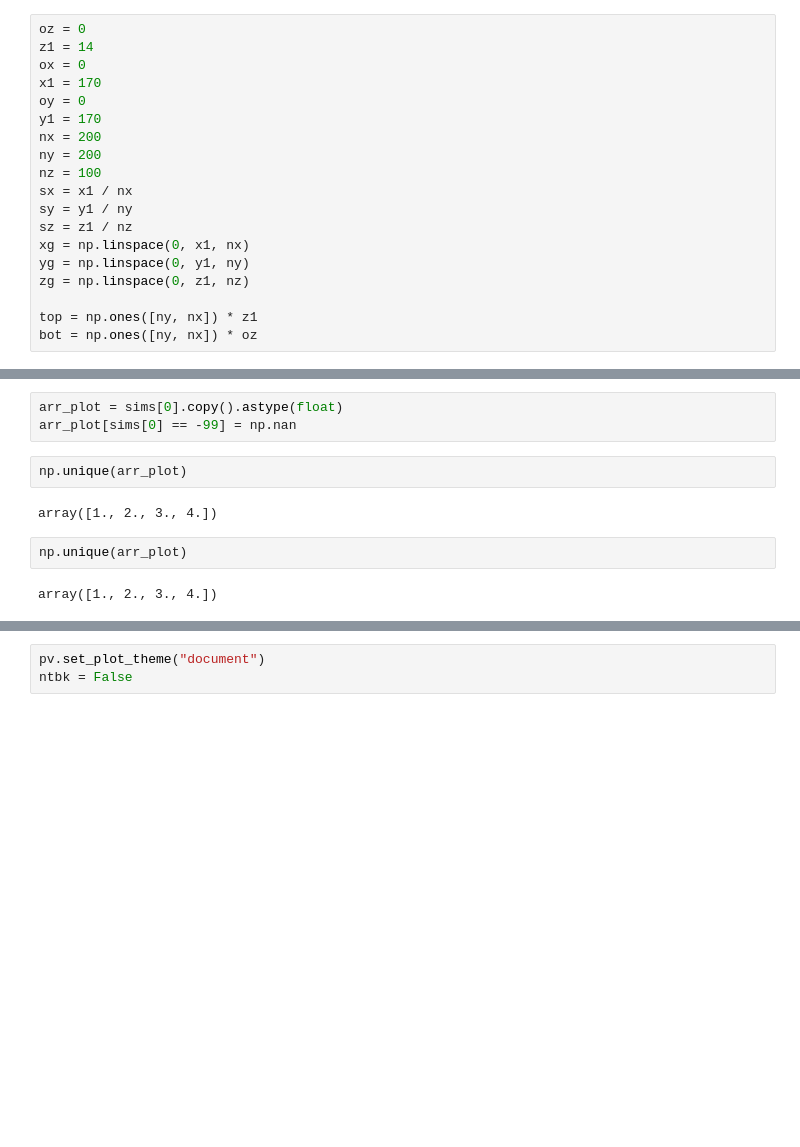
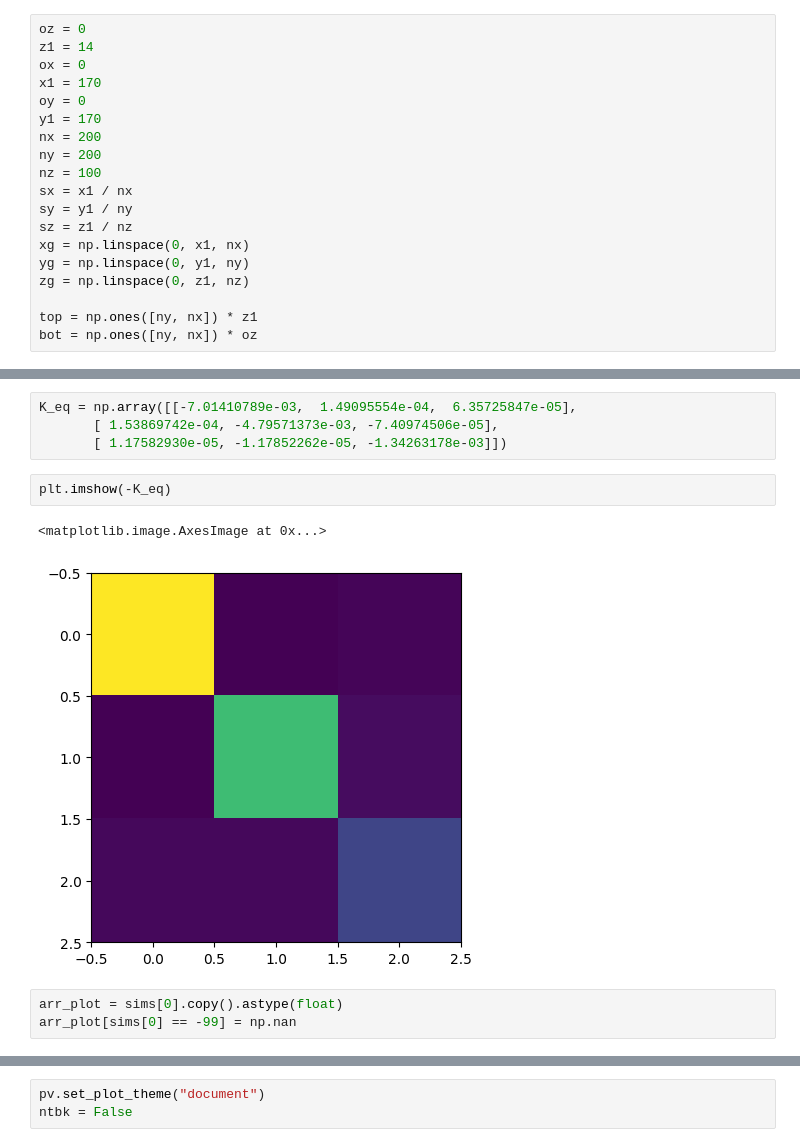
Before and after one commit to randlab/erosim, a Jupyter notebook: notebooks/application/Bumberg_3D.ipynb, the cells around one changed output, grey strips where cells are left out. Saved outputs shown, nothing was run; the diff lists cells and outputs as text; blank space fills up the shorter version.

```diff
--- a/notebooks/application/Bumberg_3D.ipynb
+++ b/notebooks/application/Bumberg_3D.ipynb
@@ -440,14 +950,15 @@ Wall time: 1min 20s
+# %%
+K_eq = np.array([[-7.01410789e-03,  1.49095554e-04,  6.35725847e-05],
+       [ 1.53869742e-04, -4.79571373e-03, -7.40974506e-05],
+       [ 1.17582930e-05, -1.17852262e-05, -1.34263178e-03]])
+# %%
+plt.imshow(-K_eq)
+# %% [output]
+<matplotlib.image.AxesImage at 0x...>
+[figure, added]
 # %%
 arr_plot = sims[0].copy().astype(float)
 arr_plot[sims[0] == -99] = np.nan
-# %%
-np.unique(arr_plot)
-# %% [output]
-array([1., 2., 3., 4.])
-# %%
-np.unique(arr_plot)
-# %% [output]
-array([1., 2., 3., 4.])
 # %%
 p = pv.Plotter()
 
```
Also changed, not shown: parts of 25 cells of this notebook, 3 other files.
